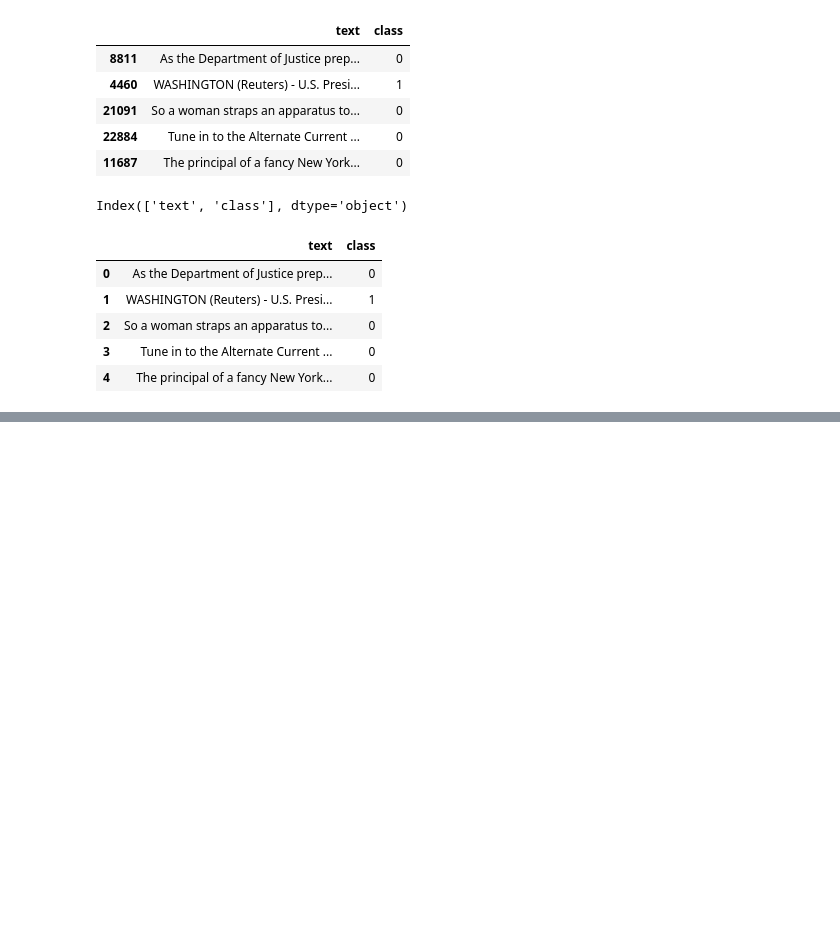
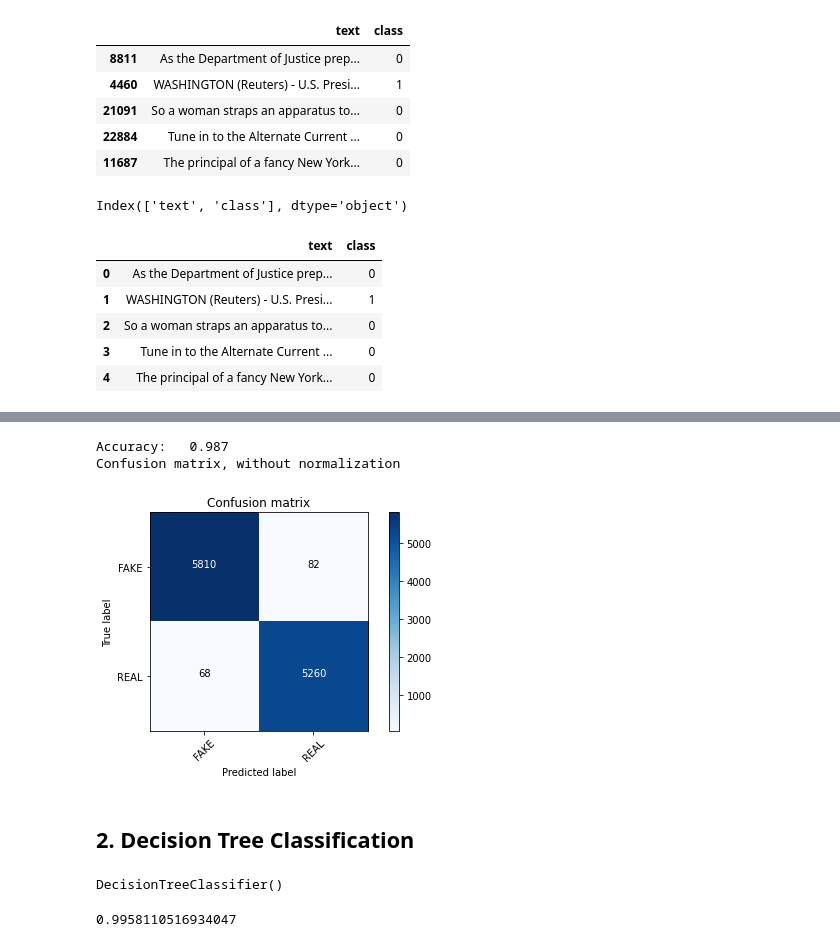
Before and after one commit to RatedRAkash/Machine_Learning_Project_CSE-476, a Jupyter notebook: Fake News Detection Project ML.ipynb, the cells around one changed output, grey strips where cells are left out. Cells and saved outputs as stored; diff of their text form; code cells hidden in the pictures; blank space fills up the shorter version.

```diff
--- a/Fake News Detection Project ML.ipynb
+++ b/Fake News Detection Project ML.ipynb
@@ -200,0 +218,6 @@ df.head()
+# %%
+x = df["text"]
+y = df["class"]
+# %%
+#Train and Test Dataset Split
+x_train, x_test, y_train, y_test = train_test_split(x, y, test_size=0.25)
@@ -200,0 +228,4 @@ df.head()
+# %%
+vectorization = TfidfVectorizer()
+xv_train = vectorization.fit_transform(x_train)
+xv_test = vectorization.transform(x_test)
@@ -200,0 +236,3 @@ df.head()
+# %%
+LR = LogisticRegression()
+LR.fit(xv_train,y_train)
@@ -200,0 +258,12 @@ df.head()
+# %%
+pred = LR.predict(xv_test)
+score = metrics.accuracy_score(y_test, pred)
+print("Accuracy:   %0.3f" % score)
+cm = metrics.confusion_matrix(y_test, pred)
+plot_confusion_matrix(cm, classes=['FAKE', 'REAL'])
+# %% [output]
+Accuracy:   0.987
+Confusion matrix, without normalization
+[figure, added]
+# %% [markdown]
+## 2. Decision Tree Classification
@@ -200,0 +272,5 @@ df.head()
+# %%
+DT = DecisionTreeClassifier()
+DT.fit(xv_train, y_train)
+# %% [output]
+DecisionTreeClassifier()
@@ -200,0 +279,4 @@ df.head()
+# %%
+DT.score(xv_test, y_test)
+# %% [output]
+0.9958110516934047
```
Also changed, not shown: parts of 21 cells of this notebook.
